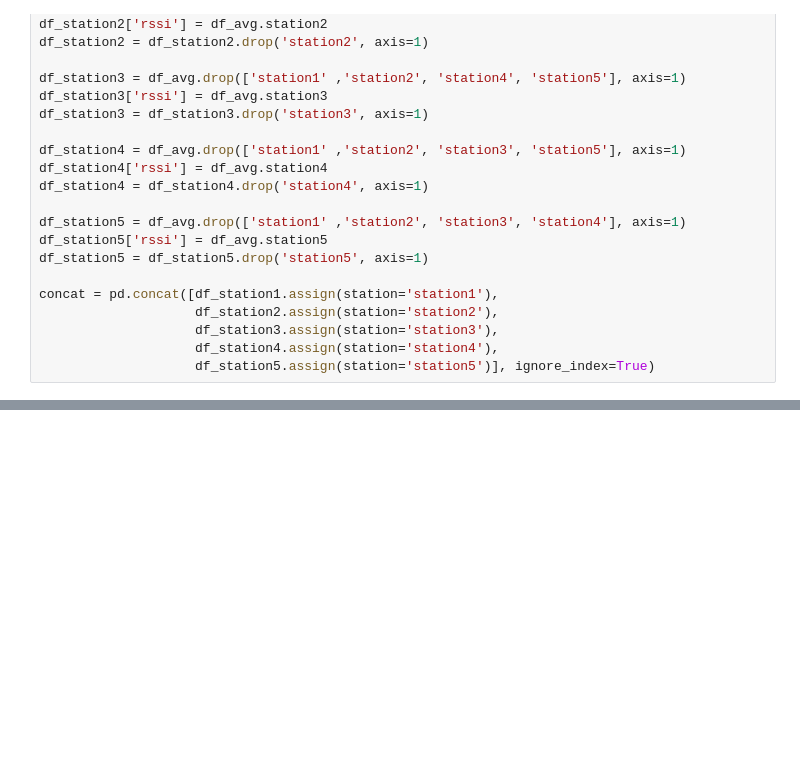
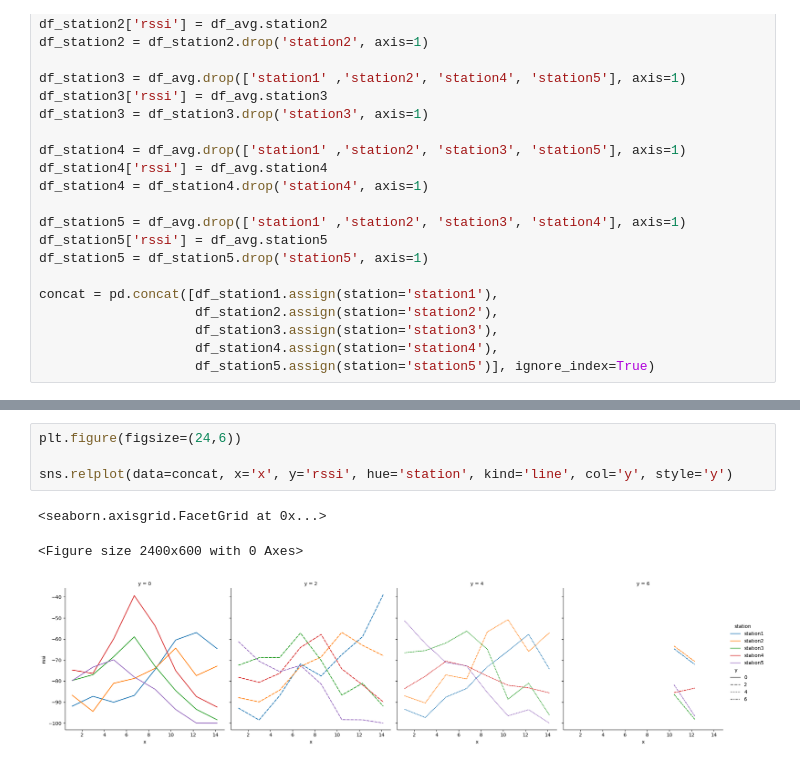
Before and after one commit to dcrovo/Indoor-Localization-BLE-Regression, a Jupyter notebook: DataCleaning.ipynb, the cells around one changed output, grey strips where cells are left out. Saved outputs shown, nothing was run; the diff lists cells and outputs as text; blank space fills up the shorter version.

```diff
--- a/DataCleaning.ipynb
+++ b/DataCleaning.ipynb
@@ -156,0 +180,8 @@ sns.relplot(data=concat, x='x', y='rssi', hue='station', kind='line', style='y')
+# %%
+plt.figure(figsize=(24,6))
+
+sns.relplot(data=concat, x='x', y='rssi', hue='station', kind='line', col='y', style='y')
+# %% [output]
+<seaborn.axisgrid.FacetGrid at 0x...>
+<Figure size 2400x600 with 0 Axes>
+[figure, added]
```
Also changed, not shown: parts of 27 cells of this notebook.
